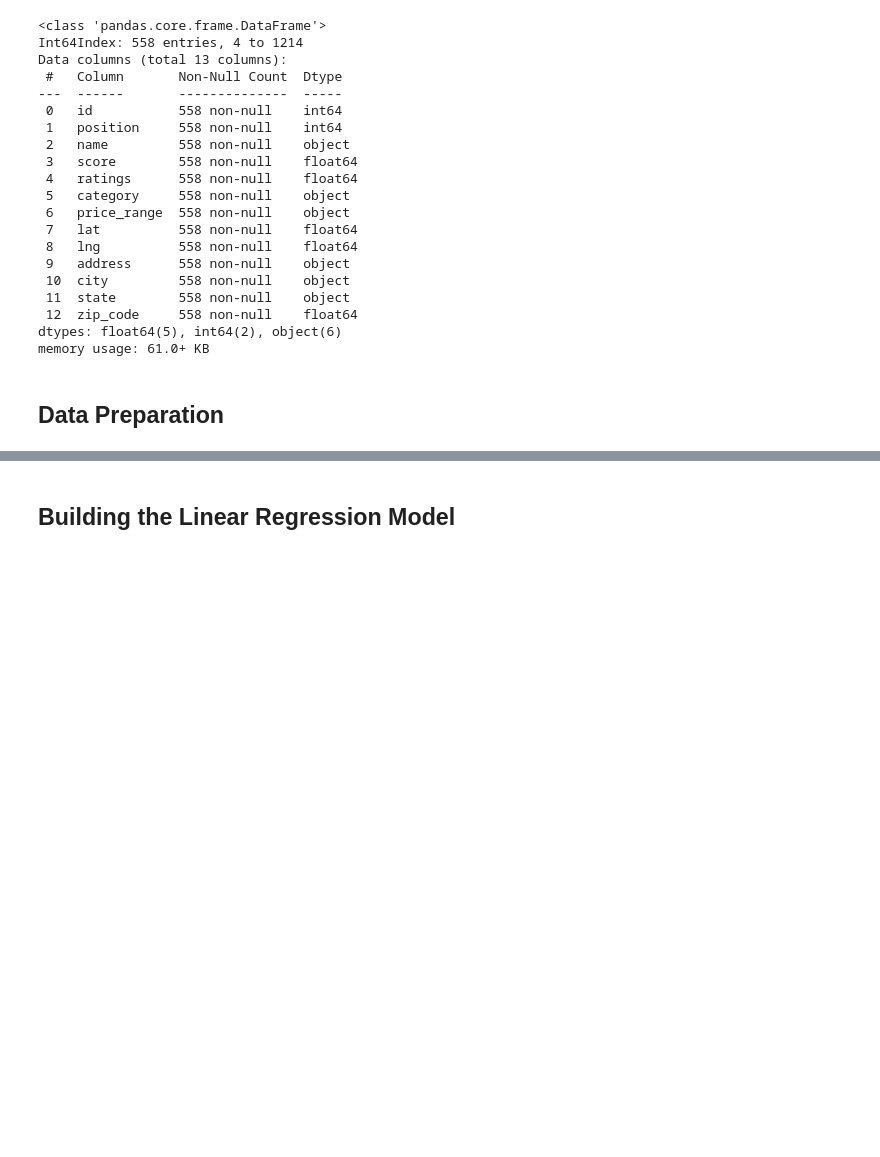
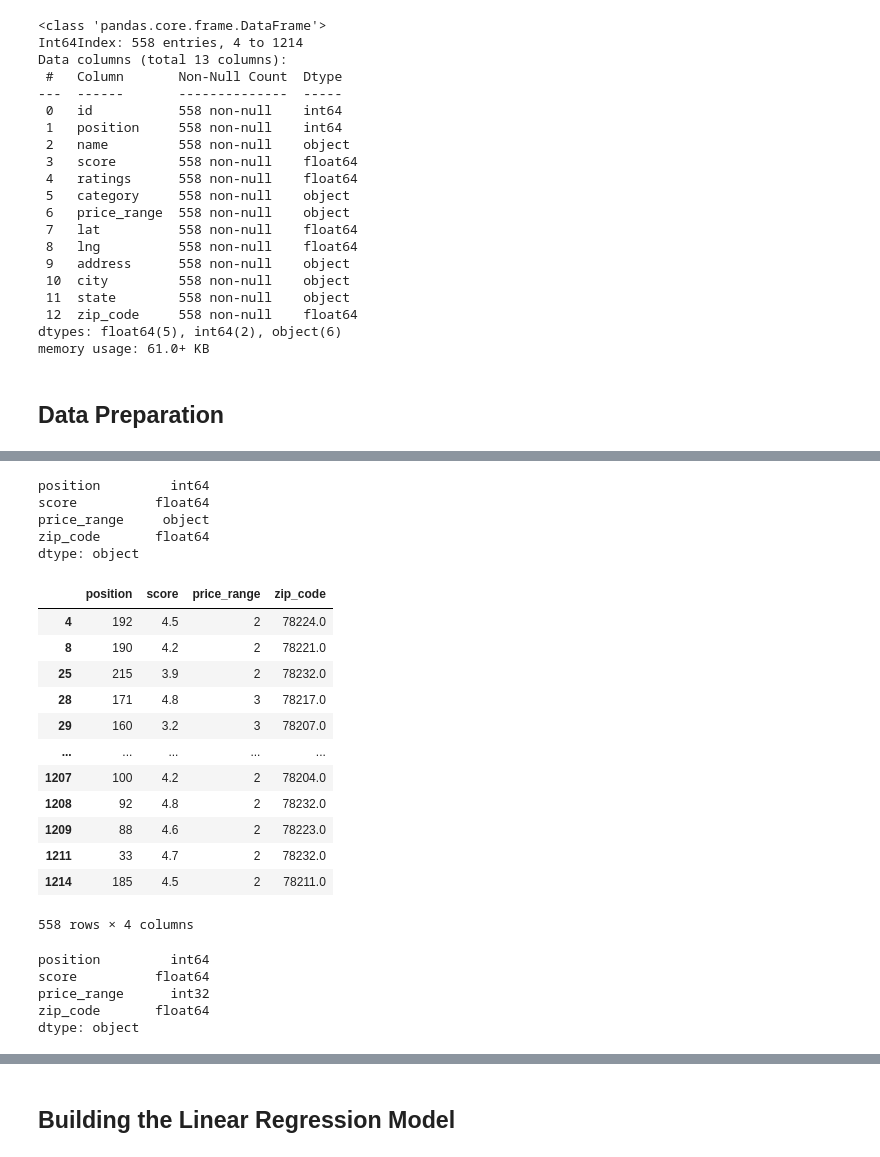
Before and after one commit to vmueller13/Project4_SanAntonioRestaurants, a Jupyter notebook: Restaurants_SanAntonio(after_cleaning).ipynb, the cells around one changed output, grey strips where cells are left out. Cells and saved outputs as stored; diff of their text form; code cells hidden in the pictures; blank space fills up the shorter version.

```diff
--- a/Restaurants_SanAntonio(after_cleaning).ipynb
+++ b/Restaurants_SanAntonio(after_cleaning).ipynb
@@ -120,12 +127,11 @@ clean_copy.head()
 | 29 | 34552 | 160 | Nachos Muchachos (427 Lombrano St,) | 3.2 | 33.0 | American, Mexican, Snacks | $$ | 29.441910 | -98.510550 | 427 Lombrano St | ... |
 # %%
 # position (Restaurant position in the search result)--keep
-# score (Restaurant score)--going to drop this to predict it
+# score (Restaurant score)--going to drop this to predict it...or do we?
 # category (Restaurant category)--Maybe keep?? may mean we sacrifice clustering later on
 # price_range (Restaurant price range - $ = Inexpensive, $$ = Moderately expensive, $$$ = Expensive, $$$$ = Very Expensive) - Source - stackoverflow
 # zip_code (Zip code)--keep!
 
-
-#select the 'score', 'category'??,'price_range', 'zip_code'
-x=position, category, price_range, zip_code
-y=score
+#drop uneccessary columns
+clean_copy.drop(columns=['id','name', 'ratings','lat', 'lng', 'address', 'city', 'state'], inplace=True)
+print(clean_copy)
@@ -132,6 +175,41 @@ y=score
+# %%
+#check dtypes
+clean_copy.dtypes
+# %% [output]
+position         int64
+score          float64
+price_range     object
+zip_code       float64
+dtype: object
 # %%
-#Convert the 'ratings' column from $ to number values
-clean_copy['price_range'] = clean_copy['price_range'].replace('$', '1')
-clean_copy['price_range'] = clean_copy['price_range'].replace('$$', '2')
-clean_copy['price_range'] = clean_copy['price_range'].replace('$$$', '3')
-clean_copy['price_range'] = clean_copy['price_range'].replace('$$$$', '4')
+#Convert the 'price_range' column from $ to number values
+clean_copy['price_range'] = clean_copy['price_range'].replace('$', '2')
+clean_copy['price_range'] = clean_copy['price_range'].replace('$$', '3')
+clean_copy['price_range'] = clean_copy['price_range'].replace('$$$', '4')
+clean_copy['price_range'] = clean_copy['price_range'].replace('$$$$', '5')
+
+#convert price_range to int
+clean_copy['price_range']=clean_copy['price_range'].astype(int)
+clean_copy
+# %% [output]
+|  | position | score | price_range | zip_code |
+| 4 | 192 | 4.5 | 2 | 78224.0 |
+| 8 | 190 | 4.2 | 2 | 78221.0 |
+| 25 | 215 | 3.9 | 2 | 78232.0 |
+| 28 | 171 | 4.8 | 3 | 78217.0 |
+| 29 | 160 | 3.2 | 3 | 78207.0 |
+| ... | ... | ... | ... | ... |
+| 1207 | 100 | 4.2 | 2 | 78204.0 |
+| 1208 | 92 | 4.8 | 2 | 78232.0 |
+| 1209 | 88 | 4.6 | 2 | 78223.0 |
+| 1211 | 33 | 4.7 | 2 | 78232.0 |
+| 1214 | 185 | 4.5 | 2 | 78211.0 |
+558 rows × 4 columns
+# %%
+clean_copy.dtypes
+# %% [output]
+position         int64
+score          float64
+price_range      int32
+zip_code       float64
+dtype: object
```
Also changed, not shown: parts of 31 cells of this notebook.
